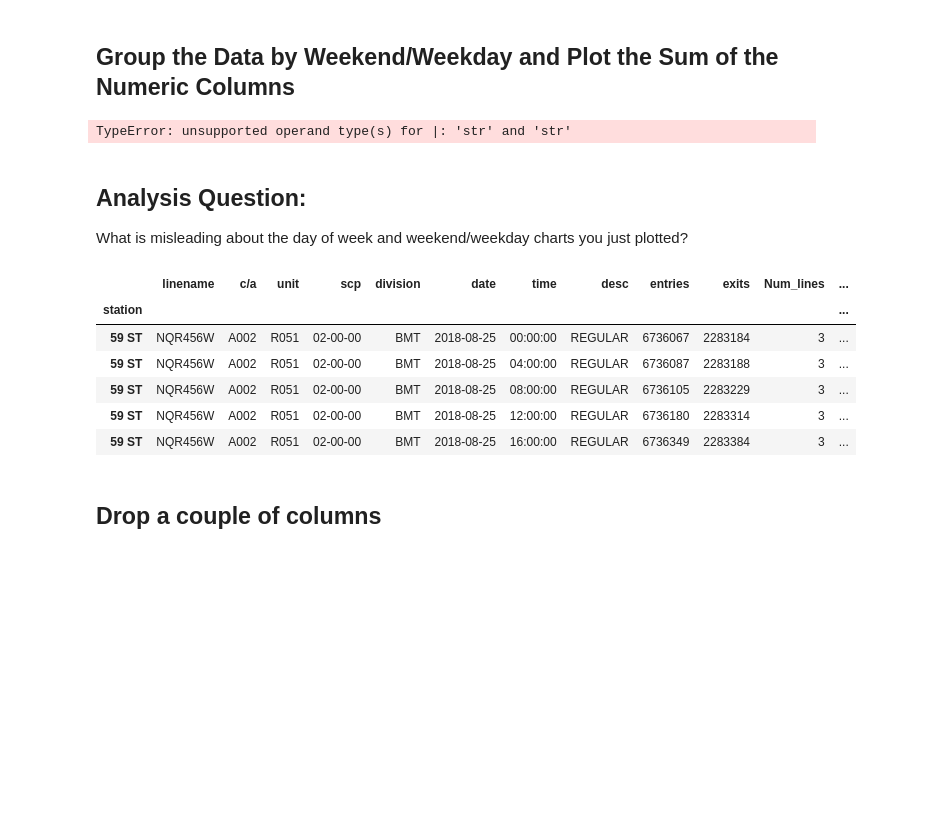
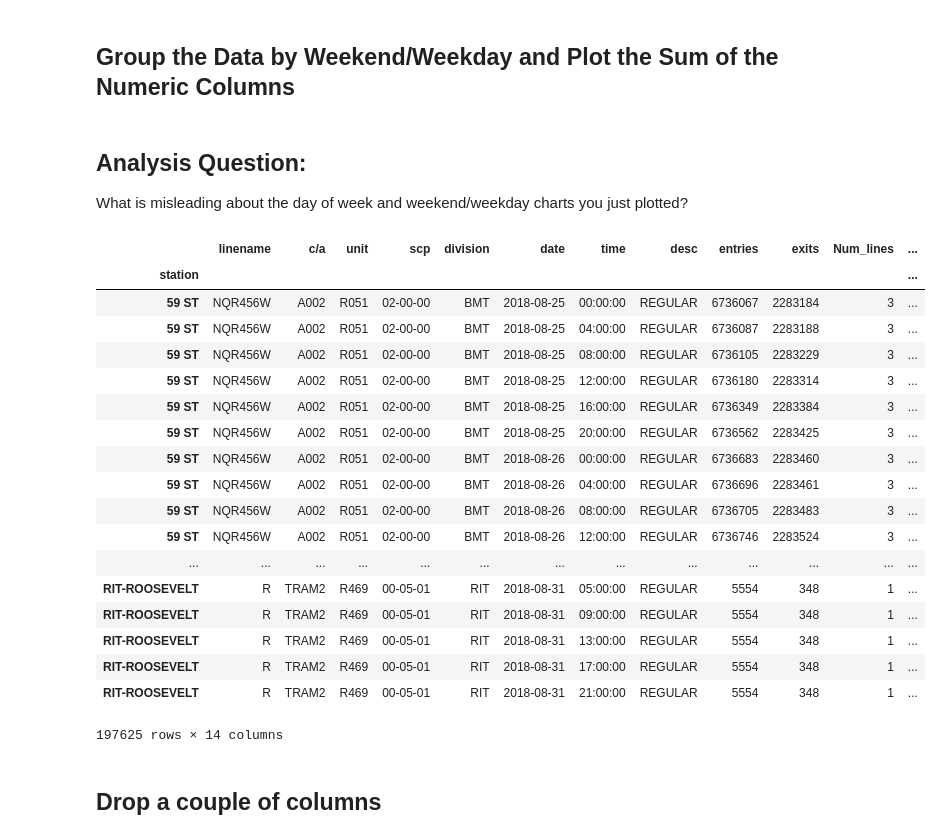
Before and after one commit to Tenchibule/dsc-pandas-series-and-dataframes-lab-dc-ds-071519, a Jupyter notebook: index.ipynb, the cells around one changed output. Saved outputs shown, nothing was run; the diff lists cells and outputs as text; code cells hidden in the pictures; blank space fills up the shorter version.

```diff
--- a/index.ipynb
+++ b/index.ipynb
@@ -88,27 +88,37 @@ df.groupby('week_day')['entries'].mean().plot(kind='barh')
 ## Group the Data by Weekend/Weekday and Plot the Sum of the Numeric Columns
 # %%
 def weekday(day):
-    if (day == 'Saturday' day== 'Sunday'):
+    if (day == 'Saturday' or day== 'Sunday'):
         return 1
     else:
         return 0
 df['weekends'] = df['week_day'].map(weekday)
-# %% [output]
-TypeError: unsupported operand type(s) for |: 'str' and 'str'
 # %% [markdown]
 ## Analysis Question:
 
 What is misleading about the day of week and weekend/weekday charts you just plotted?
 # %%
-df.head()
+df
 # %% [output]
 |  | linename | c/a | unit | scp | division | date | time | desc | entries | exits | Num_lines | ... |
 | station |  |  |  |  |  |  |  |  |  |  |  | ... |
 | 59 ST | NQR456W | A002 | R051 | 02-00-00 | BMT | 2018-08-25 | 00:00:00 | REGULAR | 6736067 | 2283184 | 3 | ... |
 | 59 ST | NQR456W | A002 | R051 | 02-00-00 | BMT | 2018-08-25 | 04:00:00 | REGULAR | 6736087 | 2283188 | 3 | ... |
 | 59 ST | NQR456W | A002 | R051 | 02-00-00 | BMT | 2018-08-25 | 08:00:00 | REGULAR | 6736105 | 2283229 | 3 | ... |
 | 59 ST | NQR456W | A002 | R051 | 02-00-00 | BMT | 2018-08-25 | 12:00:00 | REGULAR | 6736180 | 2283314 | 3 | ... |
 | 59 ST | NQR456W | A002 | R051 | 02-00-00 | BMT | 2018-08-25 | 16:00:00 | REGULAR | 6736349 | 2283384 | 3 | ... |
+| 59 ST | NQR456W | A002 | R051 | 02-00-00 | BMT | 2018-08-25 | 20:00:00 | REGULAR | 6736562 | 2283425 | 3 | ... |
+| 59 ST | NQR456W | A002 | R051 | 02-00-00 | BMT | 2018-08-26 | 00:00:00 | REGULAR | 6736683 | 2283460 | 3 | ... |
+| 59 ST | NQR456W | A002 | R051 | 02-00-00 | BMT | 2018-08-26 | 04:00:00 | REGULAR | 6736696 | 2283461 | 3 | ... |
+| 59 ST | NQR456W | A002 | R051 | 02-00-00 | BMT | 2018-08-26 | 08:00:00 | REGULAR | 6736705 | 2283483 | 3 | ... |
+| 59 ST | NQR456W | A002 | R051 | 02-00-00 | BMT | 2018-08-26 | 12:00:00 | REGULAR | 6736746 | 2283524 | 3 | ... |
+| ... | ... | ... | ... | ... | ... | ... | ... | ... | ... | ... | ... | ... |
+| RIT-ROOSEVELT | R | TRAM2 | R469 | 00-05-01 | RIT | 2018-08-31 | 05:00:00 | REGULAR | 5554 | 348 | 1 | ... |
+| RIT-ROOSEVELT | R | TRAM2 | R469 | 00-05-01 | RIT | 2018-08-31 | 09:00:00 | REGULAR | 5554 | 348 | 1 | ... |
+| RIT-ROOSEVELT | R | TRAM2 | R469 | 00-05-01 | RIT | 2018-08-31 | 13:00:00 | REGULAR | 5554 | 348 | 1 | ... |
+| RIT-ROOSEVELT | R | TRAM2 | R469 | 00-05-01 | RIT | 2018-08-31 | 17:00:00 | REGULAR | 5554 | 348 | 1 | ... |
+| RIT-ROOSEVELT | R | TRAM2 | R469 | 00-05-01 | RIT | 2018-08-31 | 21:00:00 | REGULAR | 5554 | 348 | 1 | ... |
+197625 rows × 14 columns
 # %% [markdown]
 ## Drop a couple of columns
 # %%
```
